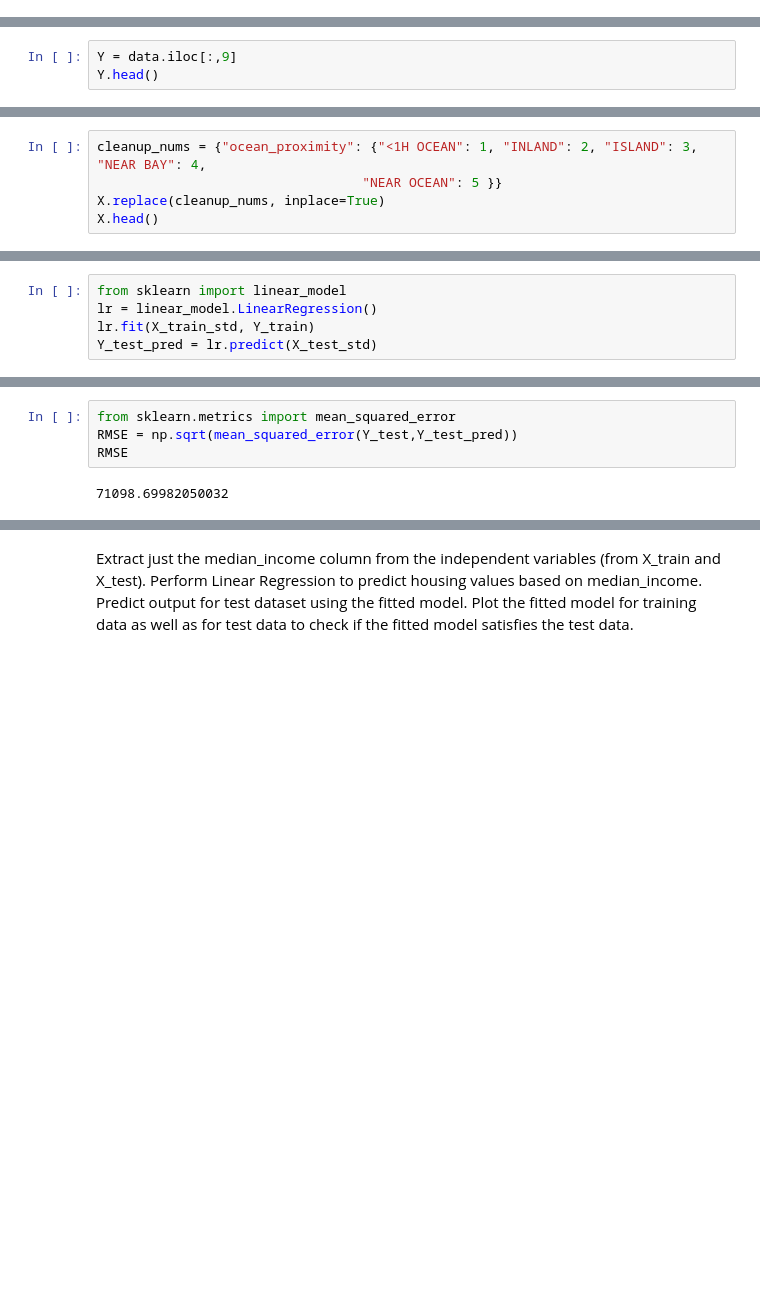
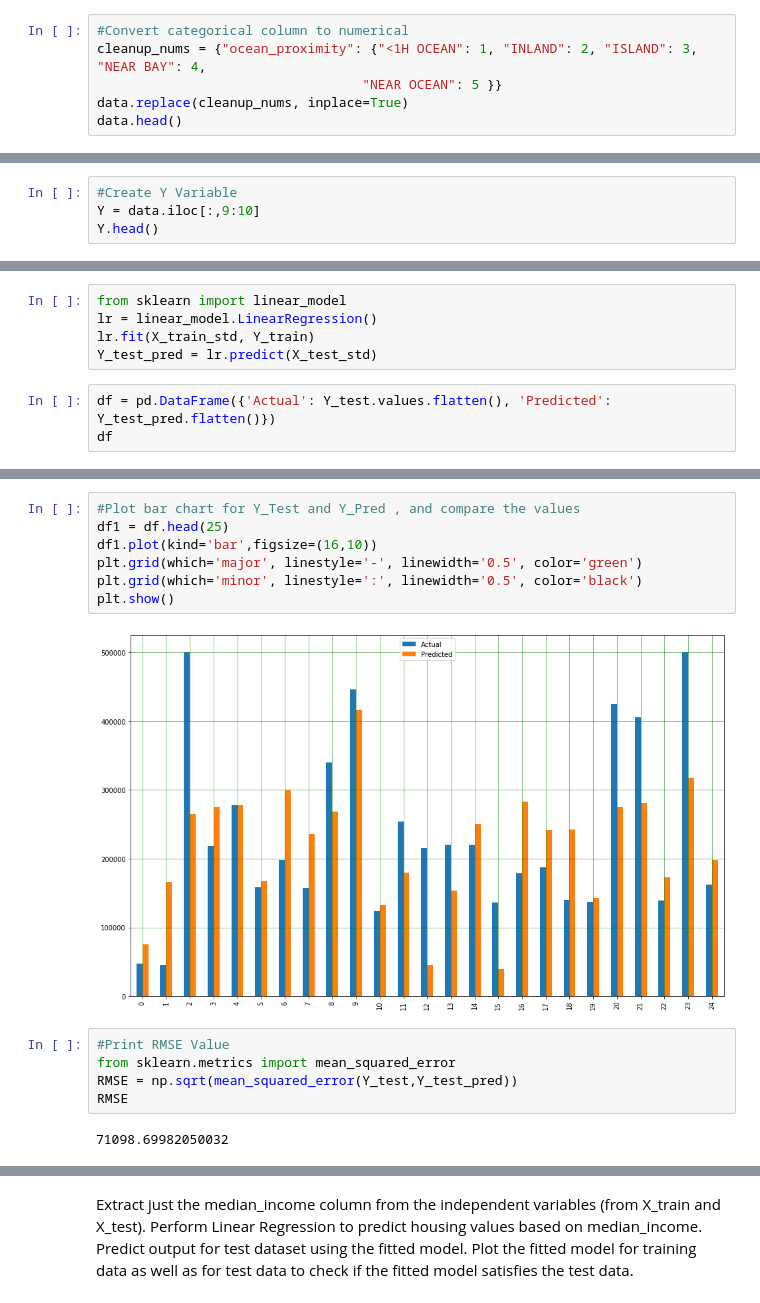
Before and after one commit to Adityav93/California_Housing, a Jupyter notebook: California_Housing_Price.ipynb, the cells around one changed output, grey strips where cells are left out. Saved outputs shown, nothing was run; the diff lists cells and outputs as text; blank space fills up the shorter version.

```diff
--- a/California_Housing_Price.ipynb
+++ b/California_Housing_Price.ipynb
@@ -64,0 +116,6 @@ data["total_bedrooms"].fillna(np.mean(data["total_bedrooms"]), inplace = True)
+# %%
+#Convert categorical column to numerical
+cleanup_nums = {"ocean_proximity": {"<1H OCEAN": 1, "INLAND": 2, "ISLAND": 3, "NEAR BAY": 4,
+                                  "NEAR OCEAN": 5 }}
+data.replace(cleanup_nums, inplace=True)
+data.head()
@@ -73,6 +153,7 @@ X.head()
 | 3 | -122.25 | 37.85 | 52 | 1274 | 235.0 | 558 | 219 | ... |
 | 4 | -122.25 | 37.85 | 52 | 1627 | 280.0 | 565 | 259 | ... |
 # %%
-Y = data.iloc[:,9]
+#Create Y Variable
+Y = data.iloc[:,9:10]
 Y.head()
 # %% [output]
@@ -98,5 +165,0 @@ dtype: object
-# %%
-cleanup_nums = {"ocean_proximity": {"<1H OCEAN": 1, "INLAND": 2, "ISLAND": 3, "NEAR BAY": 4,
-                                  "NEAR OCEAN": 5 }}
-X.replace(cleanup_nums, inplace=True)
-X.head()
@@ -140,3 +185,6 @@ from sklearn import linear_model
 lr = linear_model.LinearRegression()
 lr.fit(X_train_std, Y_train)
 Y_test_pred = lr.predict(X_test_std)
+# %%
+df = pd.DataFrame({'Actual': Y_test.values.flatten(), 'Predicted': Y_test_pred.flatten()})
+df
@@ -143,4 +205,14 @@ Y_test_pred = lr.predict(X_test_std)
+# %%
+#Plot bar chart for Y_Test and Y_Pred , and compare the values
+df1 = df.head(25)
+df1.plot(kind='bar',figsize=(16,10))
+plt.grid(which='major', linestyle='-', linewidth='0.5', color='green')
+plt.grid(which='minor', linestyle=':', linewidth='0.5', color='black')
+plt.show()
+# %% [output]
+[figure, added]
 # %%
+#Print RMSE Value
 from sklearn.metrics import mean_squared_error
 RMSE = np.sqrt(mean_squared_error(Y_test,Y_test_pred))
 RMSE
```
Also changed, not shown: parts of 29 cells of this notebook.
